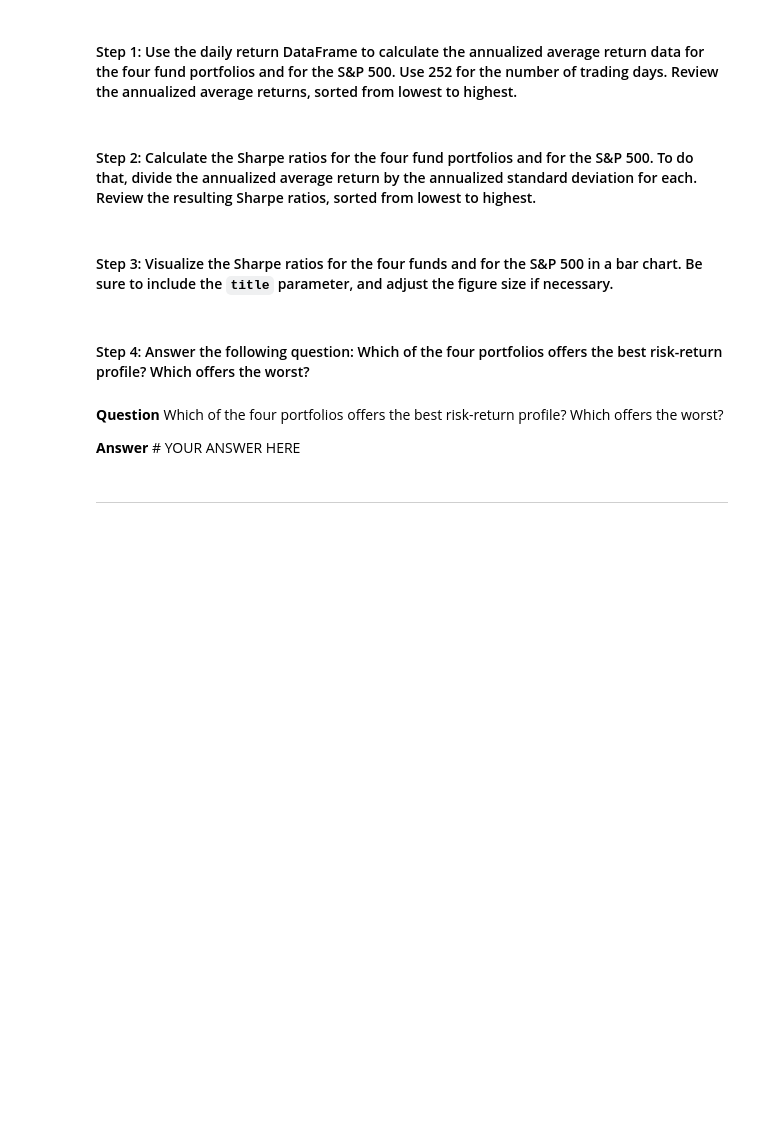
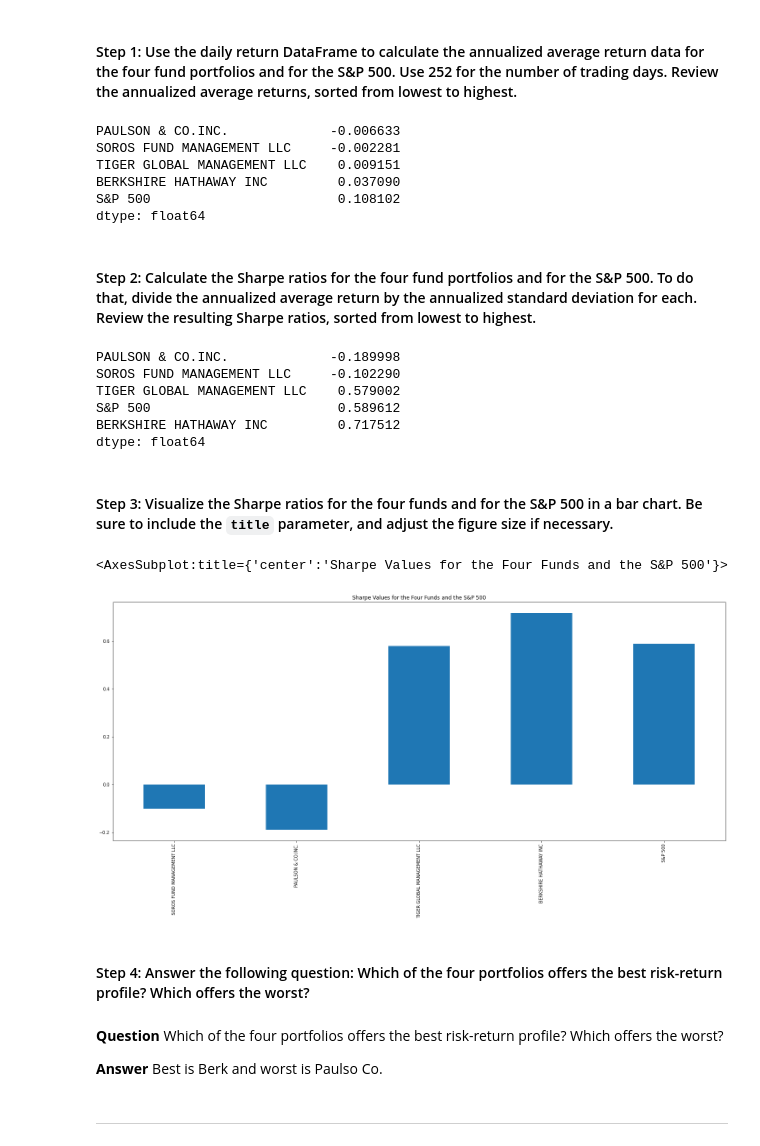
Before and after one commit to toniahurst/FinTech_Module_4_Challenge, a Jupyter notebook: risk_return_analysis.ipynb, the cells around one changed output. Drawn from its saved outputs; the diff is of its cells as text; code cells hidden in the pictures; blank space fills up the shorter version.

```diff
--- a/risk_return_analysis.ipynb
+++ b/risk_return_analysis.ipynb
@@ -255,7 +255,9 @@ dtype: float64
 # %%
 # Calculate and sort the annualized standard deviation (252 trading days) of the 4 portfolios and the S&P 500
 # Review the annual standard deviations smallest to largest
-annualized_standard_deviation = standard_deviation * np.sqrt(252)
+# Set the number of trading days for the year
+trading_days = 252
+annualized_standard_deviation = standard_deviation * np.sqrt(trading_days)
 
 display(annualized_standard_deviation.head())
 print("")
@@ -324,25 +326,44 @@ To determine the overall risk of an asset or portfolio, quantitative analysts an
 # Calculate the annual average return data for the four fund portfolios and the S&P 500
 # Use 252 as the number of trading days in the year
 # Review the annual average returns sorted from lowest to highest
-# YOUR CODE HERE
+annual_average_returns = daily_returns_df.mean() * trading_days
+annual_average_returns.sort_values()
+# %% [output]
+PAULSON & CO.INC.             -0.006633
+SOROS FUND MANAGEMENT LLC     -0.002281
+TIGER GLOBAL MANAGEMENT LLC    0.009151
+BERKSHIRE HATHAWAY INC         0.037090
+S&P 500                        0.108102
+dtype: float64
 # %% [markdown]
 #### Step 2: Calculate the Sharpe ratios for the four fund portfolios and for the S&P 500. To do that, divide the annualized average return by the annualized standard deviation for each. Review the resulting Sharpe ratios, sorted from lowest to highest.
 # %%
 # Calculate the annualized Sharpe Ratios for each of the 4 portfolios and the S&P 500.
 # Review the Sharpe ratios sorted lowest to highest
-# YOUR CODE HERE
+sharpe_ratios = annual_average_returns / annualized_standard_deviation
+sharpe_ratios.sort_values()
+# %% [output]
+PAULSON & CO.INC.             -0.189998
+SOROS FUND MANAGEMENT LLC     -0.102290
+TIGER GLOBAL MANAGEMENT LLC    0.579002
+S&P 500                        0.589612
+BERKSHIRE HATHAWAY INC         0.717512
+dtype: float64
 # %% [markdown]
 #### Step 3: Visualize the Sharpe ratios for the four funds and for the S&P 500 in a bar chart. Be sure to include the `title` parameter, and adjust the figure size if necessary.
 # %%
 # Visualize the Sharpe ratios as a bar chart
 # Include a title parameter and adjust the figure size
-# YOUR CODE HERE
+sharpe_ratios.plot(figsize=(25,10), kind="bar", title="Sharpe Values for the Four Funds and the S&P 500")
+# %% [output]
+<AxesSubplot:title={'center':'Sharpe Values for the Four Funds and the S&P 500'}>
+[figure, added]
 # %% [markdown]
 #### Step 4: Answer the following question: Which of the four portfolios offers the best risk-return profile? Which offers the worst?
 # %% [markdown]
 **Question** Which of the four portfolios offers the best risk-return profile? Which offers the worst?
 
-**Answer** # YOUR ANSWER HERE
+**Answer** Best is Berk and worst is Paulso Co.
 # %% [markdown]
 ---
 # %% [markdown]
```
Also changed, not shown: parts of 5 cells of this notebook.
